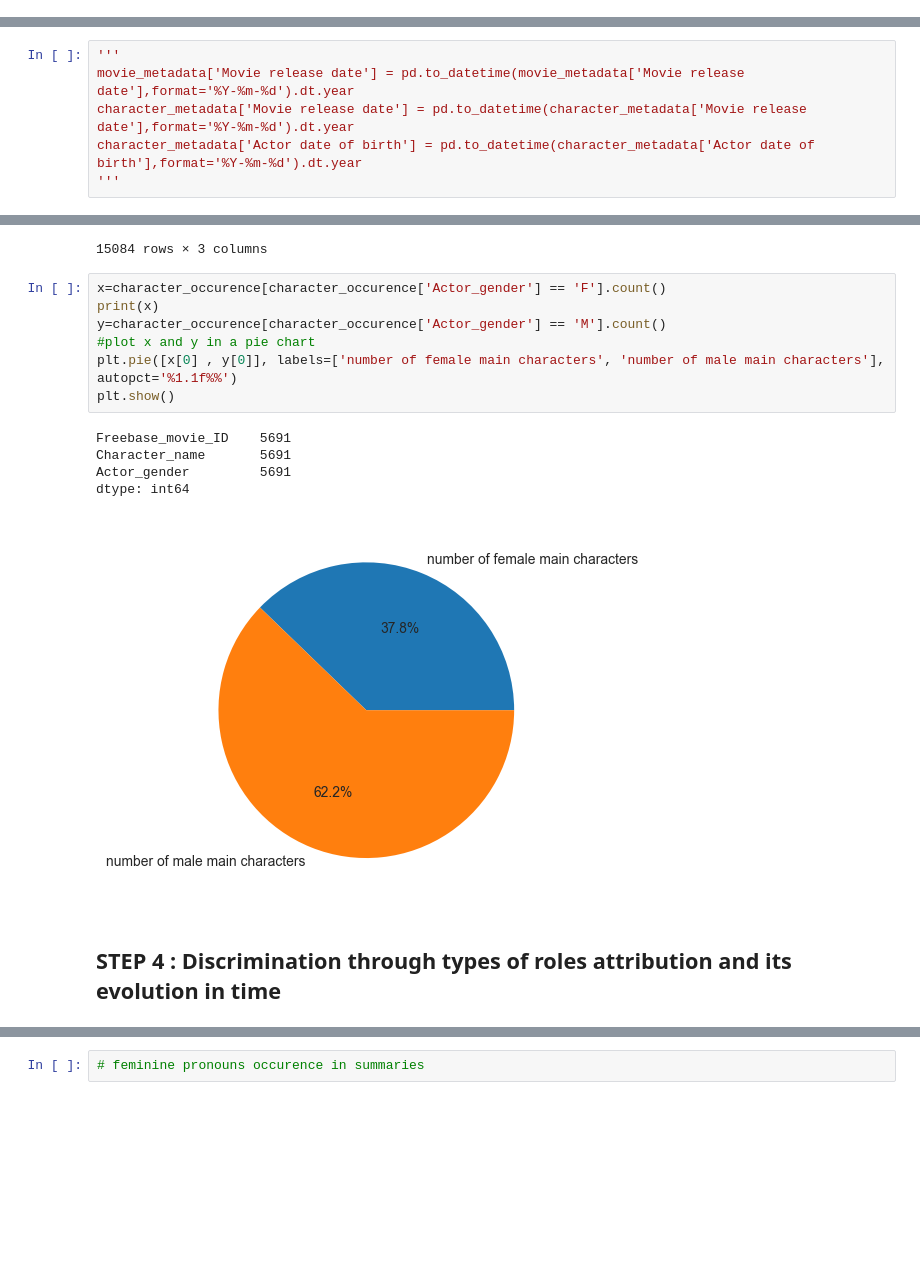
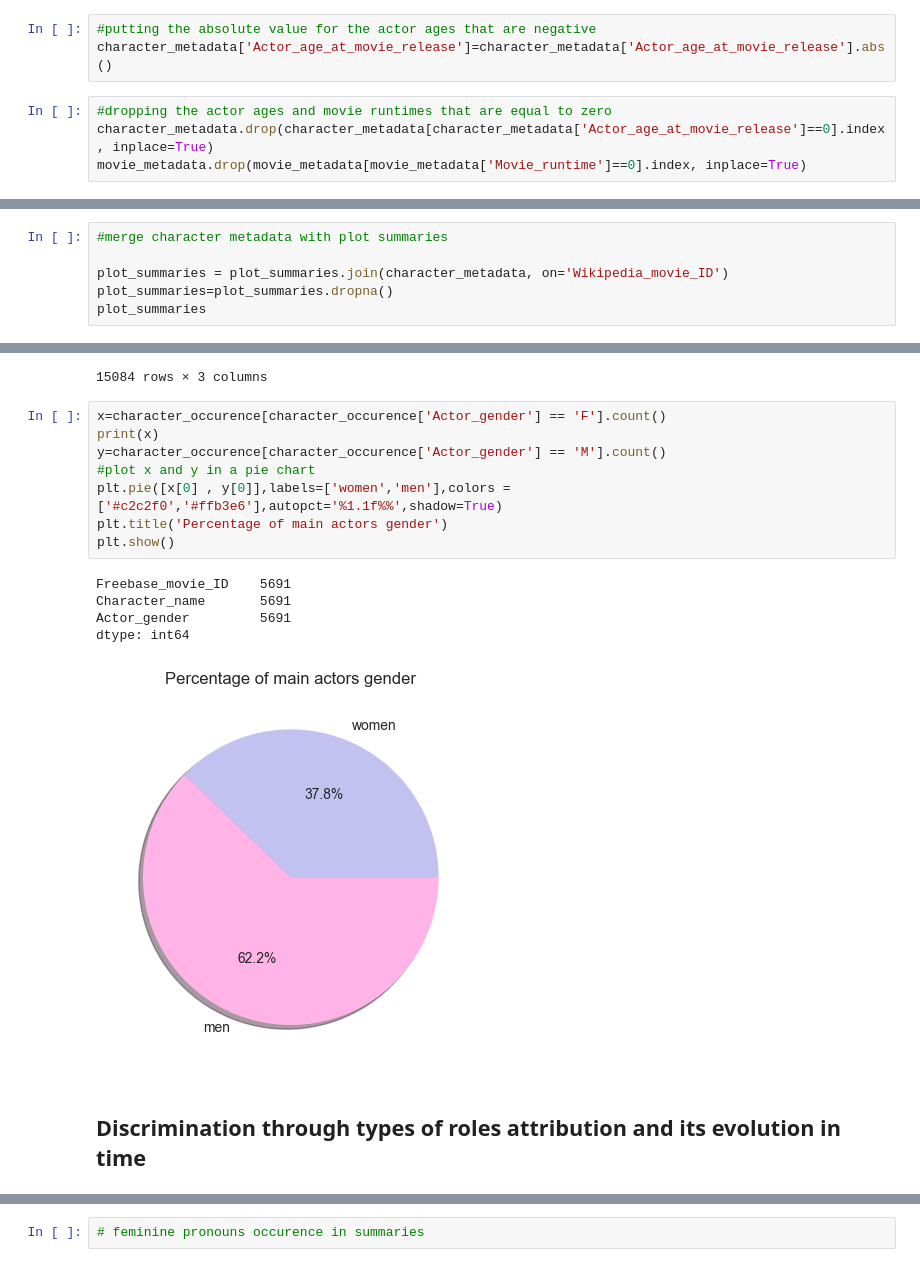
Before and after one commit to epfl-ada/ada-2022-project-cyga, a Jupyter notebook: preprocessing.ipynb, the cells around one changed output, grey strips where cells are left out. Saved outputs shown, nothing was run; the diff lists cells and outputs as text; blank space fills up the shorter version.

```diff
--- a/preprocessing.ipynb
+++ b/preprocessing.ipynb
@@ -304,3 +365,10 @@ Rows with movie runtime under or equal to 0: 1
+# %%
+#putting the absolute value for the actor ages that are negative
+character_metadata['Actor_age_at_movie_release']=character_metadata['Actor_age_at_movie_release'].abs()
+# %%
+#dropping the actor ages and movie runtimes that are equal to zero
+character_metadata.drop(character_metadata[character_metadata['Actor_age_at_movie_release']==0].index, inplace=True)
+movie_metadata.drop(movie_metadata[movie_metadata['Movie_runtime']==0].index, inplace=True)
 # %%
 #Looking for duplicates in our datasets
 for f in movie_metadata.columns:
@@ -387,9 +456,3 @@ As we can see the first film seems to have been released in 1888, it is in fact
 Source: https://www.studiobinder.com/blog/what-was-the-first-movie-ever-made/
 # %%
 movie_metadata=movie_metadata[~(movie_metadata['Movie_release_date'] <= '1902-01-01')]
-# %%
-'''
-movie_metadata['Movie release date'] = pd.to_datetime(movie_metadata['Movie release date'],format='%Y-%m-%d').dt.year
-character_metadata['Movie release date'] = pd.to_datetime(character_metadata['Movie release date'],format='%Y-%m-%d').dt.year
-character_metadata['Actor date of birth'] = pd.to_datetime(character_metadata['Actor date of birth'],format='%Y-%m-%d').dt.year
-'''
@@ -792,0 +736,6 @@ plot_summaries
+# %%
+#merge character metadata with plot summaries
+
+plot_summaries = plot_summaries.join(character_metadata, on='Wikipedia_movie_ID')
+plot_summaries=plot_summaries.dropna()
+plot_summaries
@@ -844,16 +808,17 @@ character_occurence
 # %%
 x=character_occurence[character_occurence['Actor_gender'] == 'F'].count()
 print(x)
 y=character_occurence[character_occurence['Actor_gender'] == 'M'].count()
 #plot x and y in a pie chart
-plt.pie([x[0] , y[0]], labels=['number of female main characters', 'number of male main characters'], autopct='%1.1f%%')
+plt.pie([x[0] , y[0]],labels=['women','men'],colors = ['#c2c2f0','#ffb3e6'],autopct='%1.1f%%',shadow=True)
+plt.title('Percentage of main actors gender')
 plt.show()
 # %% [output]
 Freebase_movie_ID    5691
 Character_name       5691
 Actor_gender         5691
 dtype: int64
-[figure, old version]
+[figure, new version]
 # %% [markdown]
-## STEP 4 : Discrimination through types of roles attribution and its evolution in time
+## Discrimination through types of roles attribution and its evolution in time
 # %% [markdown]
```
Also changed, not shown: parts of 44 cells of this notebook.
